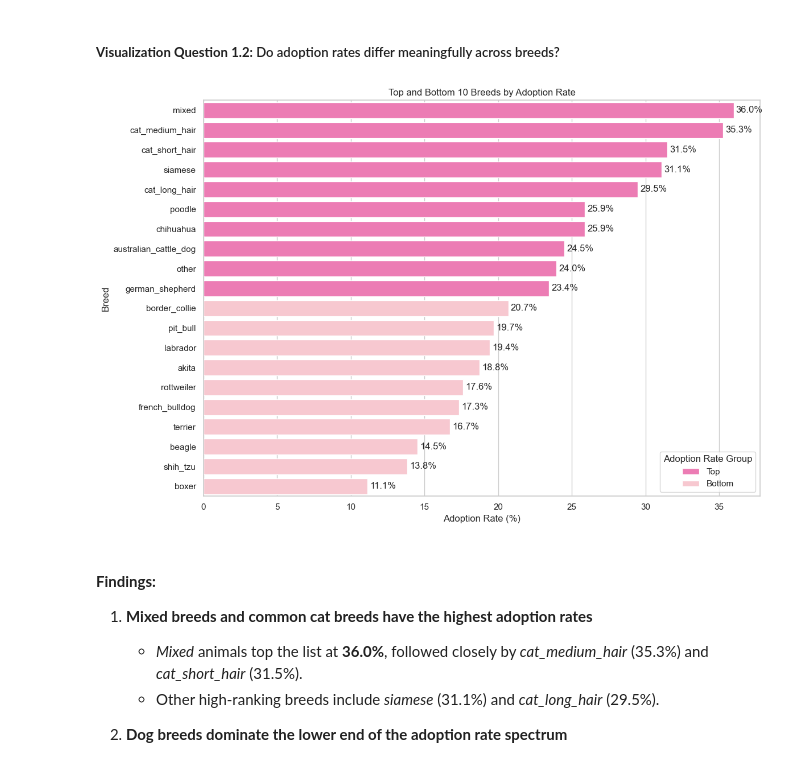
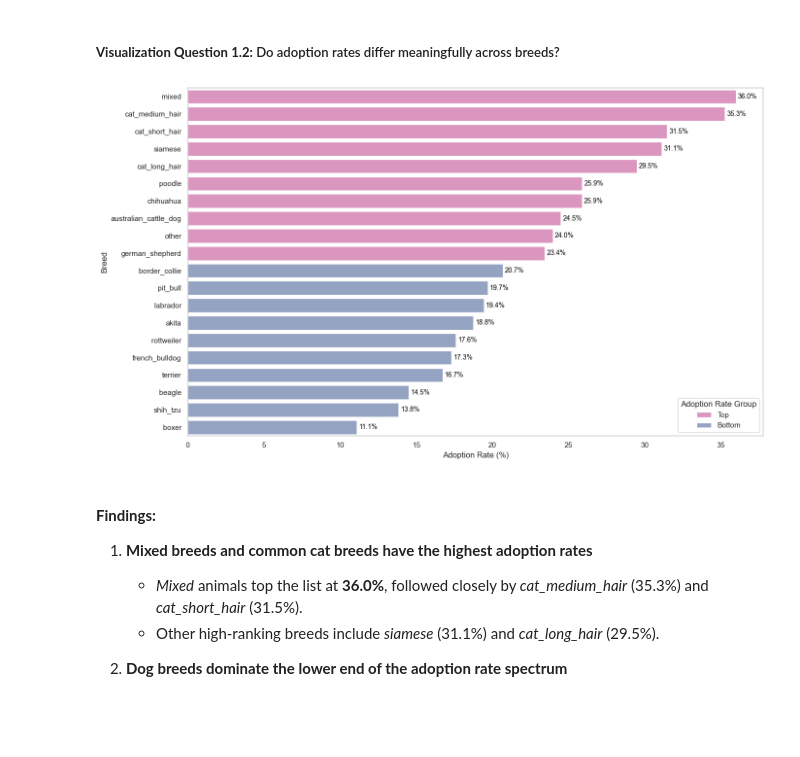
Before and after one commit to memckay/mads-milestone-1, a Jupyter notebook: notebooks/elt/3_gold.ipynb, the cells around one changed output. Saved outputs shown, nothing was run; the diff lists cells and outputs as text; code cells hidden in the pictures; blank space fills up the shorter version.

```diff
--- a/notebooks/elt/3_gold.ipynb
+++ b/notebooks/elt/3_gold.ipynb
@@ -374,7 +395,7 @@ section1_2_df_adoption_by_breed
 # %%
 def plot_top_and_bottom_breeds_adoption_rate(df, n=10, save_path=None):
     """
-    Plots the top and bottom N breeds by adoption rate side-by-side using a pink color palette with labels.
+    Plots the top and bottom N breeds by adoption rate side-by-side using a colorblind-safe palette with labels.
 
     Parameters:
         df (pd.DataFrame): Output from adoption_rate_by_breed
@@ -385,40 +406,55 @@ def plot_top_and_bottom_breeds_adoption_rate(df, n=10, save_path=None):
     combined = pd.concat([top, bottom])
     combined["adoption_group"] = ["Top"] * n + ["Bottom"] * n
 
-    fig, ax = plt.subplots(figsize=(12, 8))
+    # create plot
+    fig, ax = plt.subplots(figsize=(14, 8))
     ax = sns.barplot(
         data=combined,
         y="breed",
         x="adoption_rate",
         hue="adoption_group",
         dodge=False,
-        palette={"Top": "#ff69b4", "Bottom": "#ffc0cb"},
+        palette={"Top": "#e78ac3", "Bottom": "#8da0cb"},
     )
 
-    # Add percentage labels to both top and bottom bars
+    # Add % labels with white outline for contrast
     for container in ax.containers:
-        ax.bar_label(container, fmt="%.1f%%", padding=3)
+        for bar in container:
+            width = bar.get_width()
+            y_pos = bar.get_y() + bar.get_height() / 2
+            ax.annotate(
+                f"{width:.1f}%",
+                (width, y_pos),
+                xytext=(3, 0),
+                textcoords="offset points",
+                ha="left",
+                va="center",
+                fontsize=10,
+                color="black",
+            )
 
+    # Labels and cleanup
     plt.xlabel("Adoption Rate (%)")
     plt.ylabel("Breed")
-    plt.title(f"Top and Bottom {n} Breeds by Adoption Rate")
+    plt.title("")
+    ax.grid(False)  # Remove gridlines
     plt.legend(title="Adoption Rate Group")
     plt.tight_layout()
 
     if save_path:
         fig.savefig(save_path, dpi=300, bbox_inches="tight")
 
     plt.show()
 
 
 section1_2_viz_adoption_by_breed = plot_top_and_bottom_breeds_adoption_rate(
     adoption_rate_by_breed(silver_df, 50),
     n=10,
     save_path="../../data-assets/gold/visuals/section1_2_viz_adoption_by_breed.png",
 )
 section1_2_viz_adoption_by_breed
 # %% [output]
-[figure, old version]
+[figure, new version]
 # %% [markdown]
 #### **Findings:**
 
```
Also changed, not shown: parts of 18 cells of this notebook, 20 other files.
